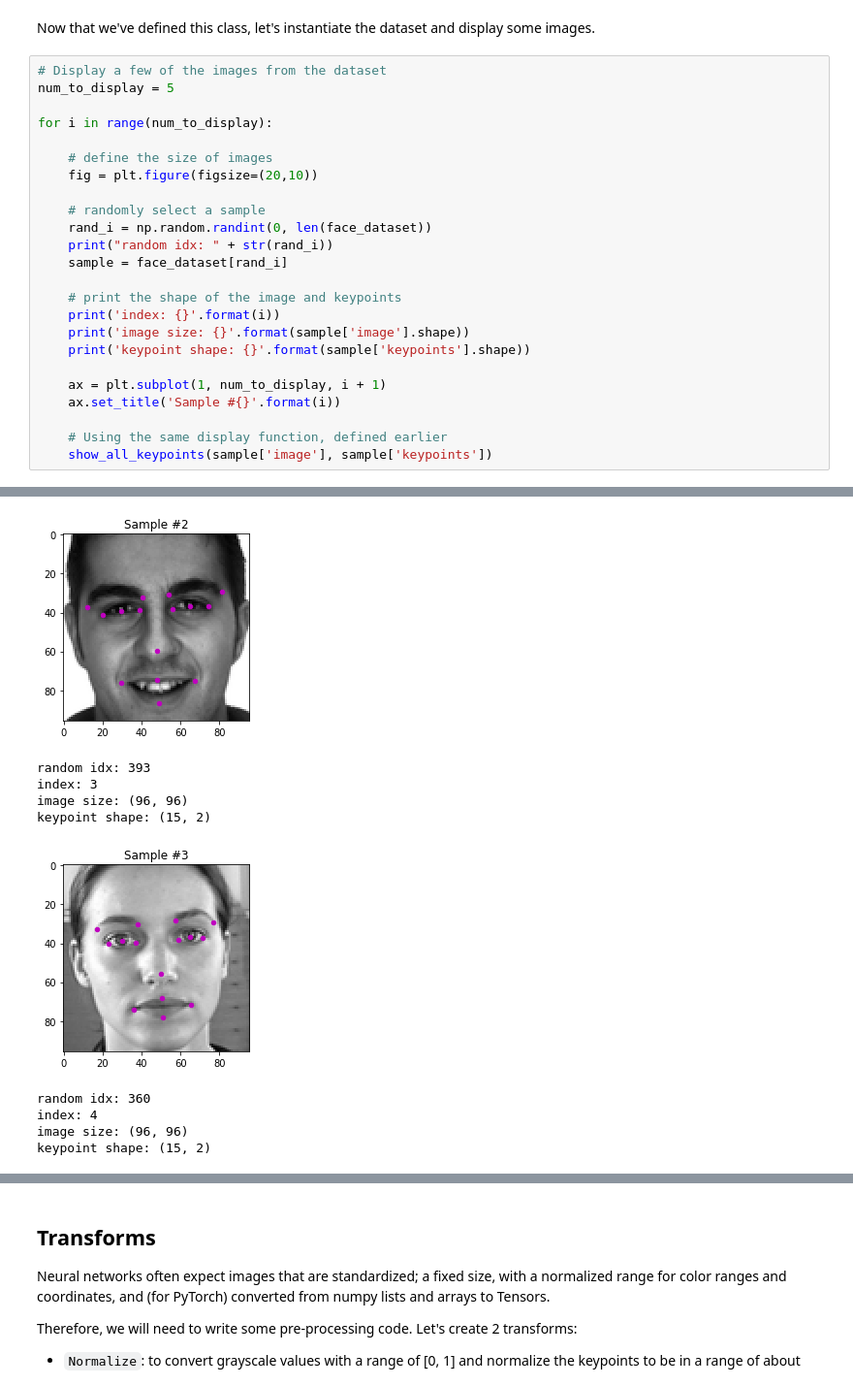
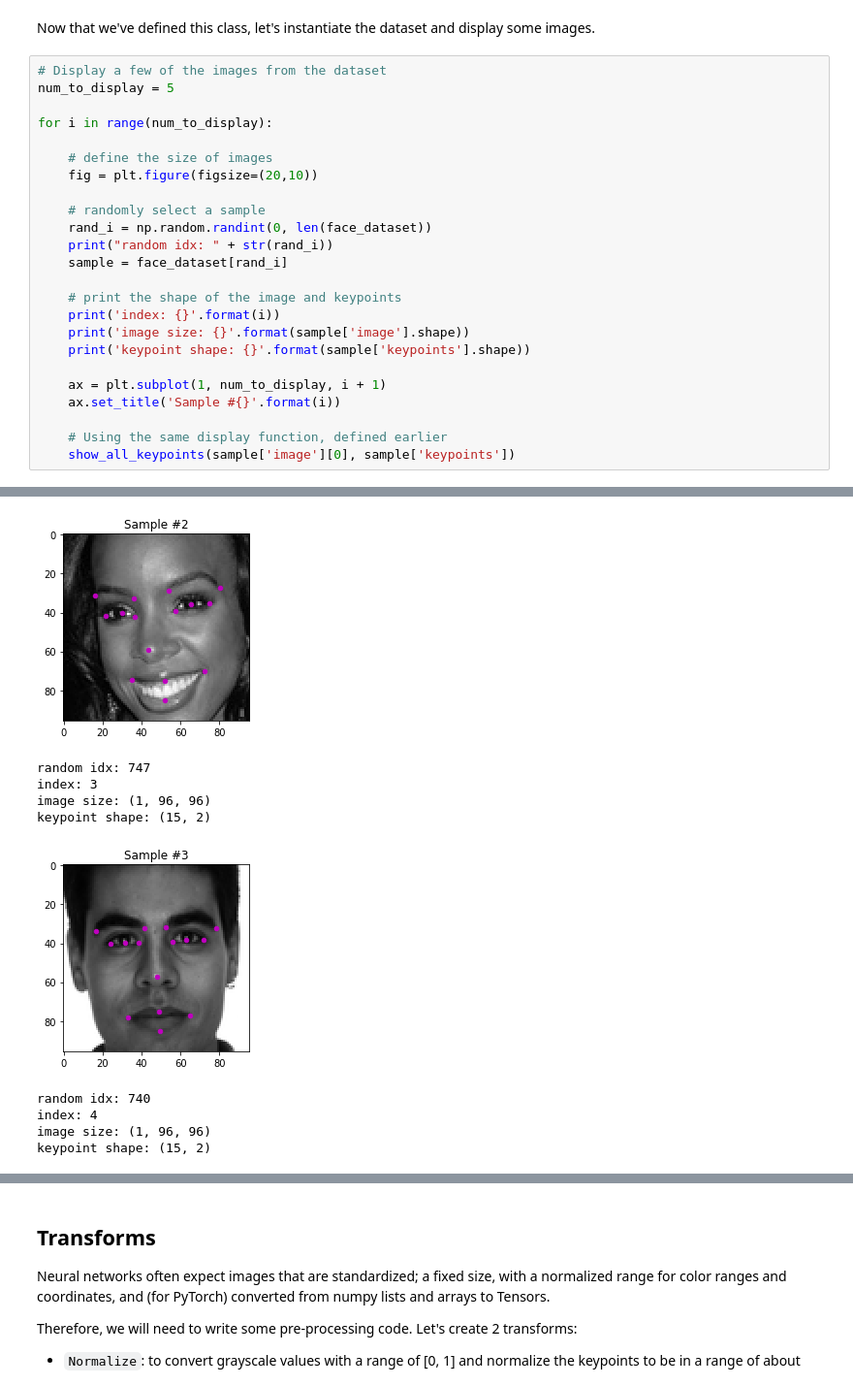
Before and after one commit to JulianHohenadel/I2Deep-Learning, a Jupyter notebook: exercise_3/2_facial_keypoints.ipynb, the cells around one changed output, grey strips where cells are left out. Shown at 97% size. Cells and saved outputs as stored; diff of their text form.

```diff
--- a/exercise_3/2_facial_keypoints.ipynb
+++ b/exercise_3/2_facial_keypoints.ipynb
@@ -215,5 +210,5 @@ for i in range(num_to_display):
     ax.set_title('Sample #{}'.format(i))
 
     # Using the same display function, defined earlier
-    show_all_keypoints(sample['image'], sample['keypoints'])
+    show_all_keypoints(sample['image'][0], sample['keypoints'])
 # %% [output]
@@ -233,11 +228,11 @@ image size: (96, 96)
 keypoint shape: (15, 2)
-[figure, old version]
+[figure, new version]
-random idx: 393
+random idx: 747
 index: 3
-image size: (96, 96)
+image size: (1, 96, 96)
 keypoint shape: (15, 2)
-[figure, old version]
+[figure, new version]
-random idx: 360
+random idx: 740
 index: 4
-image size: (96, 96)
+image size: (1, 96, 96)
 keypoint shape: (15, 2)
```
Also changed, not shown: parts of 10 cells of this notebook, 2 other files.
